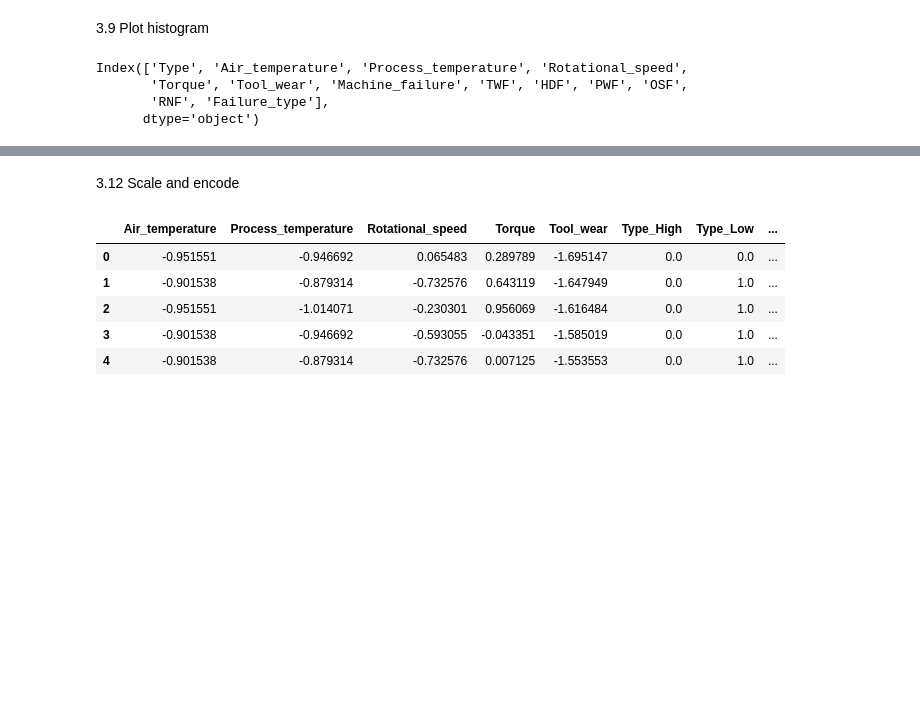
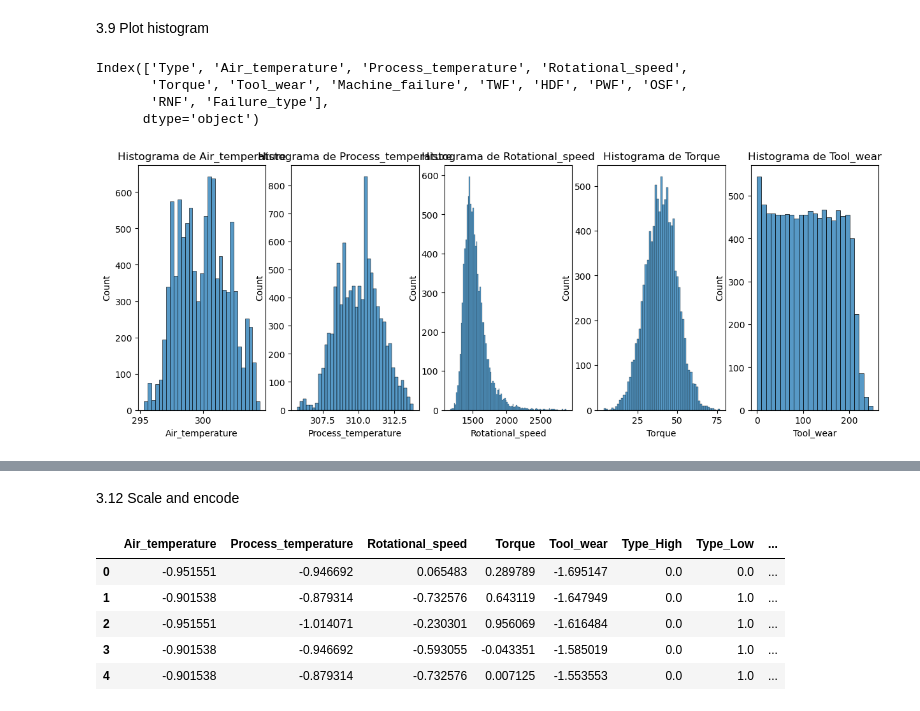
Before and after one commit to MihirT906/PredictiveMaintenance, a Jupyter notebook: data_prep.ipynb, the cells around one changed output, grey strips where cells are left out. Cells and saved outputs as stored; diff of their text form; code cells hidden in the pictures; blank space fills up the shorter version.

```diff
--- a/data_prep.ipynb
+++ b/data_prep.ipynb
@@ -241,3 +245,24 @@ Index(['Type', 'Air_temperature', 'Process_temperature', 'Rotational_speed',
 # %%
 NUMERIC_FEATURES = ['Air_temperature', 'Process_temperature', 'Rotational_speed', 'Torque', 'Tool_wear']
 CATEGORIC_FEATURES = ['Type']
+# %%
+# Create the figure and axes
+fig, axes = plt.subplots(nrows=1, ncols=len(NUMERIC_FEATURES), figsize=(15, 5))
+# Plot histograms
+for i, feature in enumerate(NUMERIC_FEATURES):
+    sns.histplot(data=df, x=feature, ax=axes[i])
+    axes[i].set_title(f'Histograma de {feature}')
+# Adjust subplot plt.tight_layout()
+# Show histogram
+plt.show()
+# # Create the figure and axess
+# fig, axes = plt.subplots(nrows=1, ncols=len(NUMERIC_FEATURES), figsize=(15, 5))
+# Plot boxplot side by side
+# for i, feature in enumerate(NUMERIC_FEATURES):
+#     sns.boxplot(data=df, y=feature, ax=axes[i])
+#     axes[i].set_title(f'Boxplot de {feature}')
+# Adjust subplot plt.tight_layout()
+# Show boxplots
+# plt.show()
+# %% [output]
+[figure, added]
```
Also changed, not shown: parts of 2 cells of this notebook, 10 other files.
